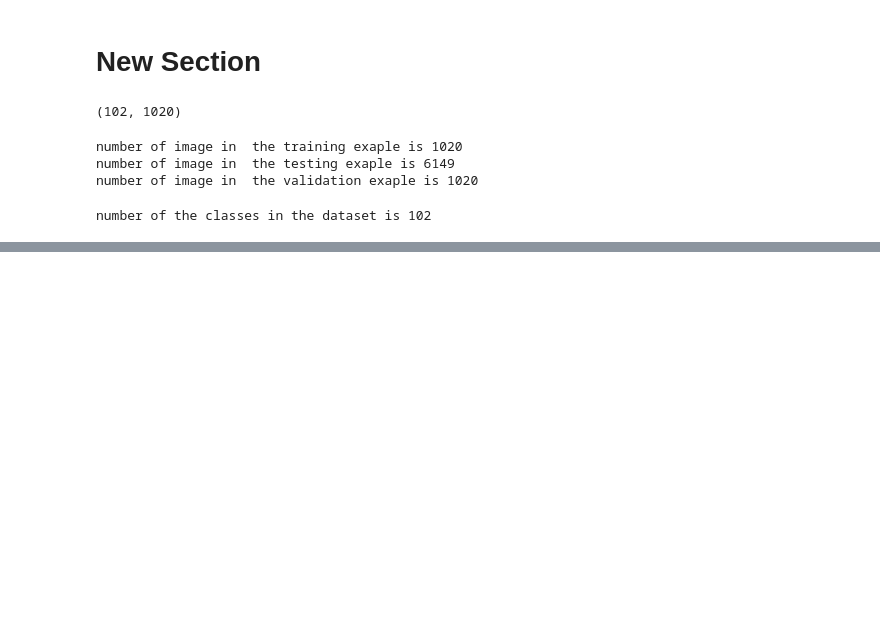
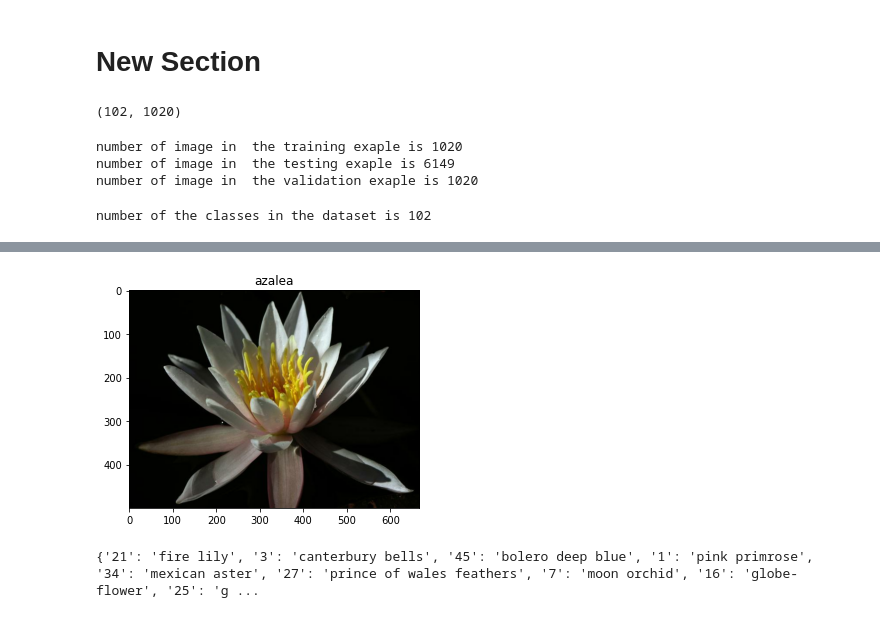
Before and after one commit to kartikeyshaurya/Udacity_deep_learning_nanodergree, a Jupyter notebook: flowers.ipynb, the cells around one changed output, grey strips where cells are left out. Saved outputs shown, nothing was run; the diff lists cells and outputs as text; code cells hidden in the pictures; blank space fills up the shorter version.

```diff
--- a/flowers.ipynb
+++ b/flowers.ipynb
@@ -98,0 +138,18 @@ number of the classes in the dataset is 102
+# %%
+# TODO: Plot 1 image from the training set. Set the title
+# of the plot to the corresponding class name.
+# doing in the two part
+
+for img in training_set:
+    image,label = img['image'], img['label']
+    plt.imshow(image.numpy())
+    plt.title(class_names[str(label.numpy())])
+
+# but the azelea is different flowers hence  something is  wrong with the labelling
+# %% [output]
+[figure, added]
+# %%
+#checking what's wrong
+print(class_names)
+# %% [output]
+{'21': 'fire lily', '3': 'canterbury bells', '45': 'bolero deep blue', '1': 'pink primrose', '34': 'mexican aster', '27': 'prince of wales feathers', '7': 'moon orchid', '16': 'globe-flower', '25': 'g ...
```
Also changed, not shown: parts of 23 cells of this notebook.
